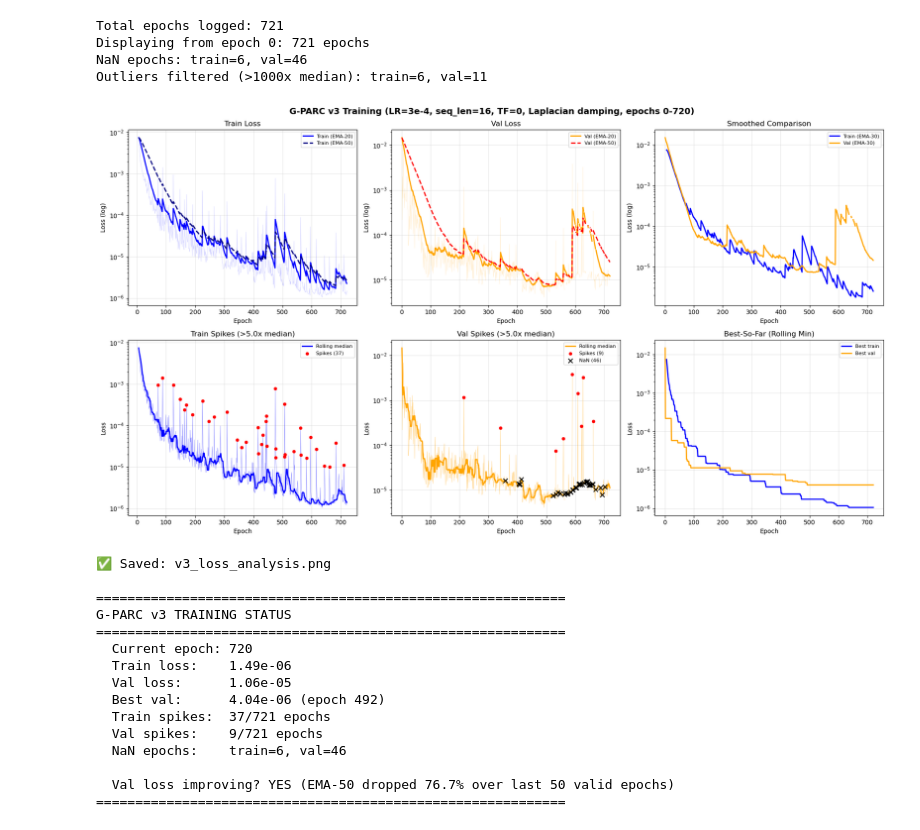
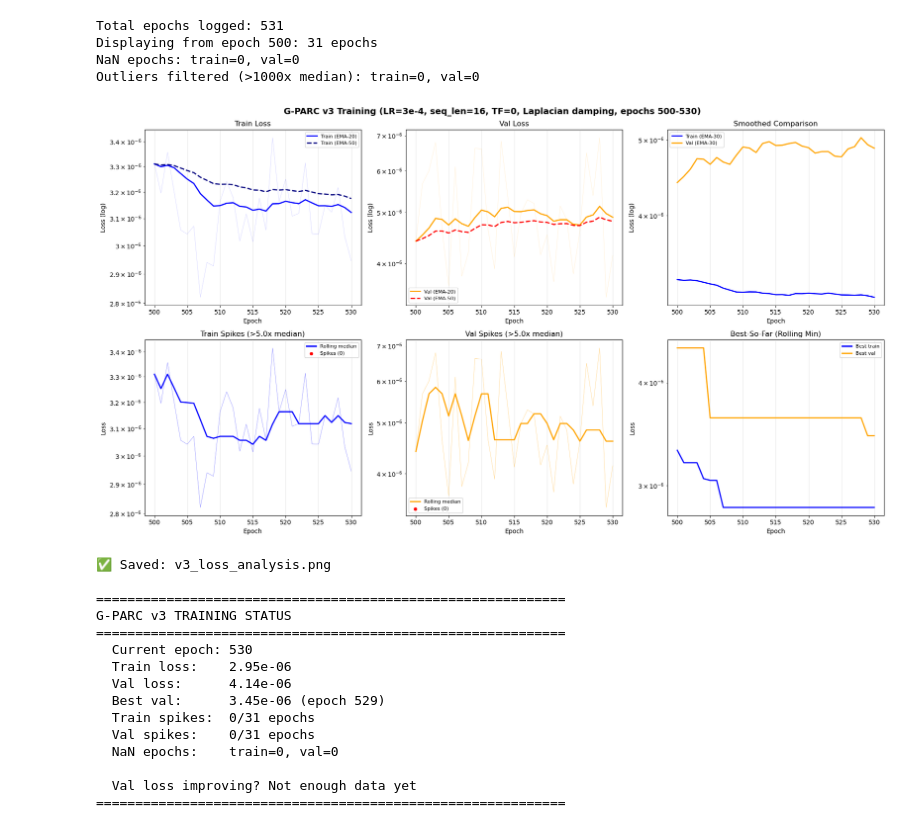
Before and after one commit to JackBeerman/G-PARC, a Jupyter notebook: scripts/global_elasto/loss.ipynb, the cells around one changed output. Cells and saved outputs as stored; diff of their text form; code cells hidden in the pictures.

```diff
--- a/scripts/global_elasto/loss.ipynb
+++ b/scripts/global_elasto/loss.ipynb
@@ -15,7 +15,7 @@ from pathlib import Path
 # ============================================================
 # LOAD DATA
 # ============================================================
-history_path = '/scratch/jtb3sud/gparcv2/elasto/training_history.json'
+history_path = '/scratch/jtb3sud/gparcv2/elasto_nospade/training_history.json'
 #history_path = '/scratch/jtb3sud/elasto_graphconv_V2/global_max_v3_seq34full/training_history.json'
 with open(history_path) as f:
     hist = json.load(f)
@@ -37,7 +37,7 @@ train_loss_raw[train_outliers] = np.nan
 val_loss_raw[val_outliers] = np.nan
 
 # Trim early epochs if desired
-SKIP = 0
+SKIP = 500
 train_loss = train_loss_raw[SKIP:]
 val_loss = val_loss_raw[SKIP:]
 epochs = np.arange(SKIP, SKIP + len(train_loss))
@@ -199,50 +199,50 @@ final_val = valid_val[-1]
 best_val = np.nanmin(val_loss)
 best_val_epoch = epochs[np.nanargmin(val_loss)]
 
 print(f"\n{'='*60}")
 print("G-PARC v3 TRAINING STATUS")
 print(f"{'='*60}")
 print(f"  Current epoch: {epochs[-1]}")
 print(f"  Train loss:    {final_train:.2e}")
 print(f"  Val loss:      {final_val:.2e}")
 print(f"  Best val:      {best_val:.2e} (epoch {best_val_epoch})")
 print(f"  Train spikes:  {train_spikes.sum()}/{len(train_loss)} epochs")
 print(f"  Val spikes:    {val_spikes.sum()}/{len(val_loss)} epochs")
 print(f"  NaN epochs:    train={n_nan_train}, val={n_nan_val}")
 print(f"\n  Val loss improving? ", end="")
 ema50 = smooth(val_loss, 50)
 # Get indices where EMA is valid
 finite_mask = np.isfinite(ema50)
 finite_indices = np.where(finite_mask)[0]
 if len(finite_indices) > 50:
     recent_trend = ema50[finite_indices[-1]] / ema50[finite_indices[-50]]
     if recent_trend < 0.9:
         print(f"YES (EMA-50 dropped {(1-recent_trend)*100:.1f}% over last 50 valid epochs)")
     elif recent_trend < 1.0:
         print(f"SLOWLY ({(1-recent_trend)*100:.1f}% over last 50 valid epochs)")
     else:
         print(f"PLATEAU/RISING ({(recent_trend-1)*100:.1f}% increase over last 50 valid epochs)")
 else:
     print("Not enough data yet")
 print(f"{'='*60}")
 # %% [output]
-Total epochs logged: 721
-Displaying from epoch 0: 721 epochs
-NaN epochs: train=6, val=46
-Outliers filtered (>1000x median): train=6, val=11
+Total epochs logged: 531
+Displaying from epoch 500: 31 epochs
+NaN epochs: train=0, val=0
+Outliers filtered (>1000x median): train=0, val=0
-[figure, old version]
+[figure, new version]
 ✅ Saved: v3_loss_analysis.png
 
 ============================================================
 G-PARC v3 TRAINING STATUS
 ============================================================
-  Current epoch: 720
-  Train loss:    1.49e-06
-  Val loss:      1.06e-05
-  Best val:      4.04e-06 (epoch 492)
-  Train spikes:  37/721 epochs
-  Val spikes:    9/721 epochs
-  NaN epochs:    train=6, val=46
+  Current epoch: 530
+  Train loss:    2.95e-06
+  Val loss:      4.14e-06
+  Best val:      3.45e-06 (epoch 529)
+  Train spikes:  0/31 epochs
+  Val spikes:    0/31 epochs
+  NaN epochs:    train=0, val=0
 
-  Val loss improving? YES (EMA-50 dropped 76.7% over last 50 valid epochs)
+  Val loss improving? Not enough data yet
 ============================================================
```
Also changed, not shown: 35 other files.
